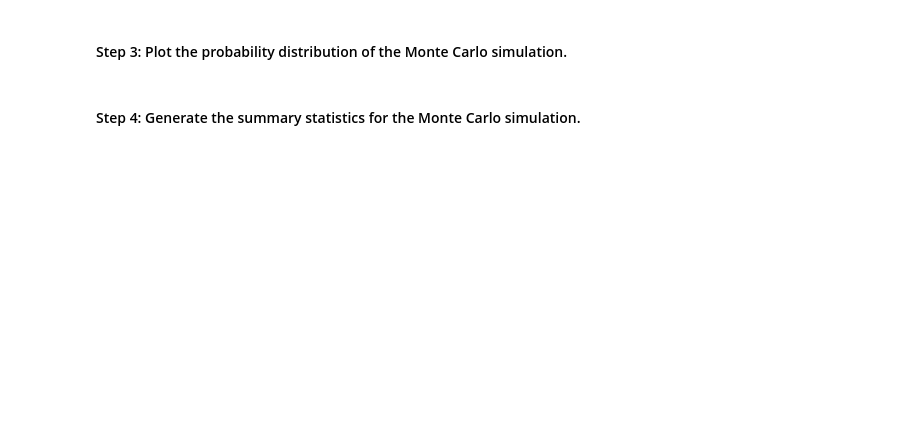
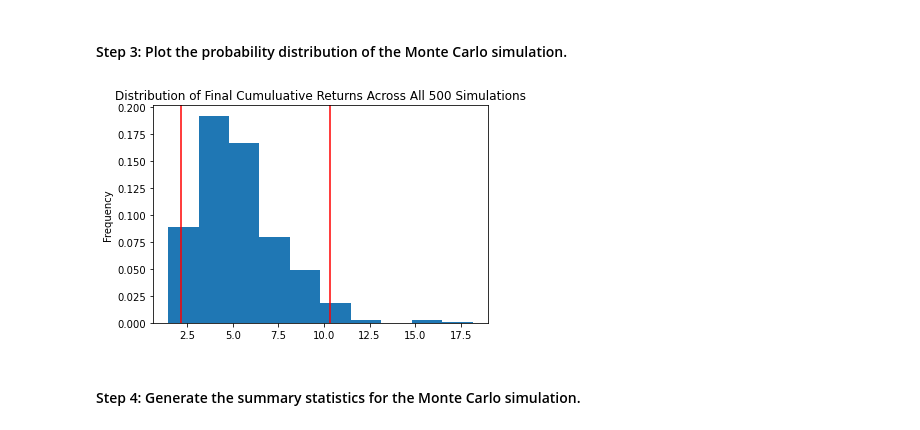
Before and after one commit to martycodes333/Financial_Planning_with_Monte_Carlo, a Jupyter notebook: financial_planning_tools.ipynb, the cells around one changed output. Saved outputs shown, nothing was run; the diff lists cells and outputs as text; code cells hidden in the pictures; blank space fills up the shorter version.

```diff
--- a/financial_planning_tools.ipynb
+++ b/financial_planning_tools.ipynb
@@ -398,7 +618,10 @@ In this section, you’ll use the MCForecastTools library to create a Monte Carl
 # %%
 # Visualize the probability distribution of the 30-year Monte Carlo simulation
 # by plotting a histogram
-# YOUR CODE HERE
+mc_sim_dist_plot=MC_thirtyyear.plot_distribution()
+mc_sim_line_plot.get_figure().savefig('MC_thirtyyear_dist_plot.png',bbox_inches='tight')
+# %% [output]
+[figure, added]
 # %% [markdown]
 #### Step 4: Generate the summary statistics for the Monte Carlo simulation.
 # %%
```
Also changed, not shown: parts of 41 cells of this notebook, 6 other files.
